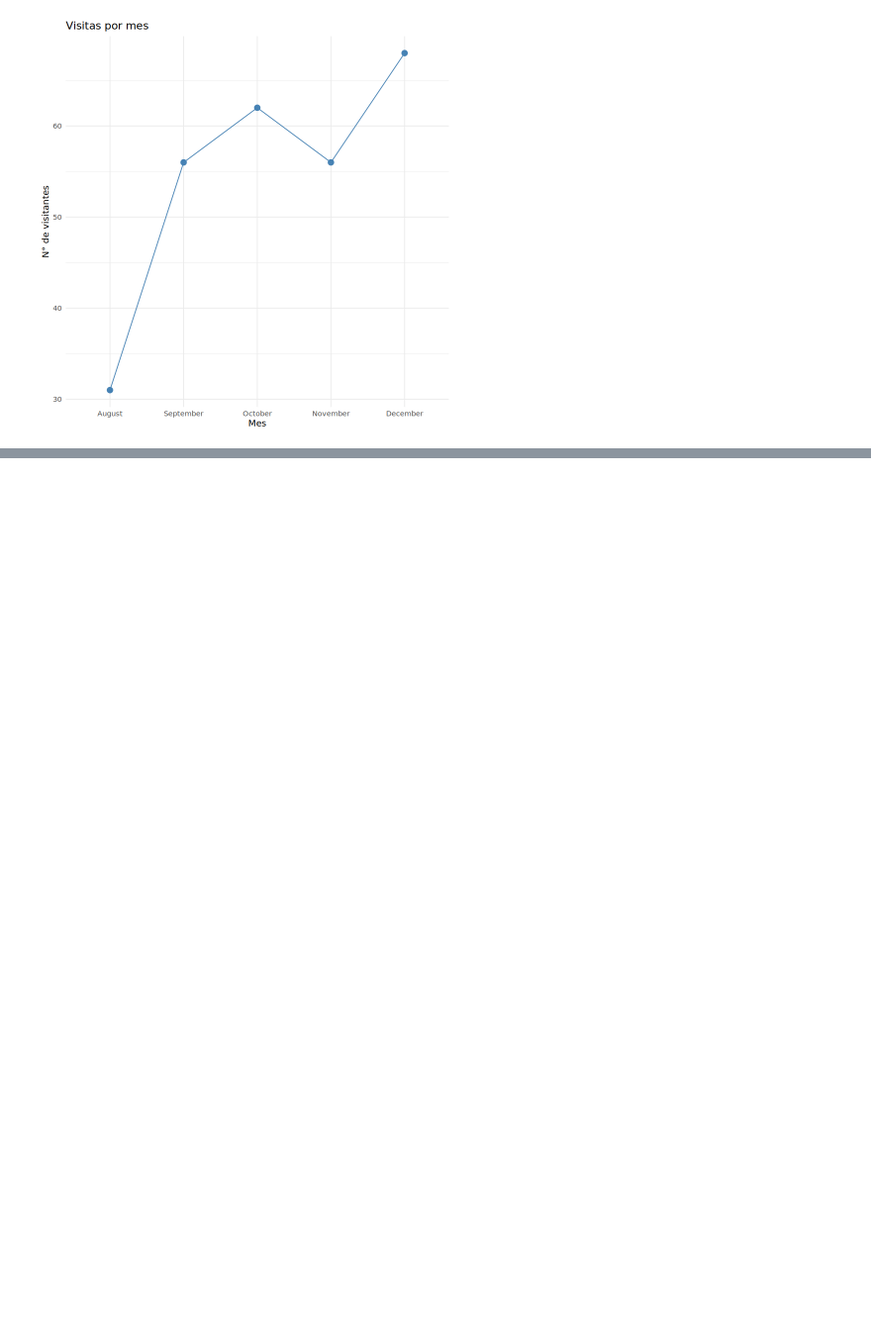
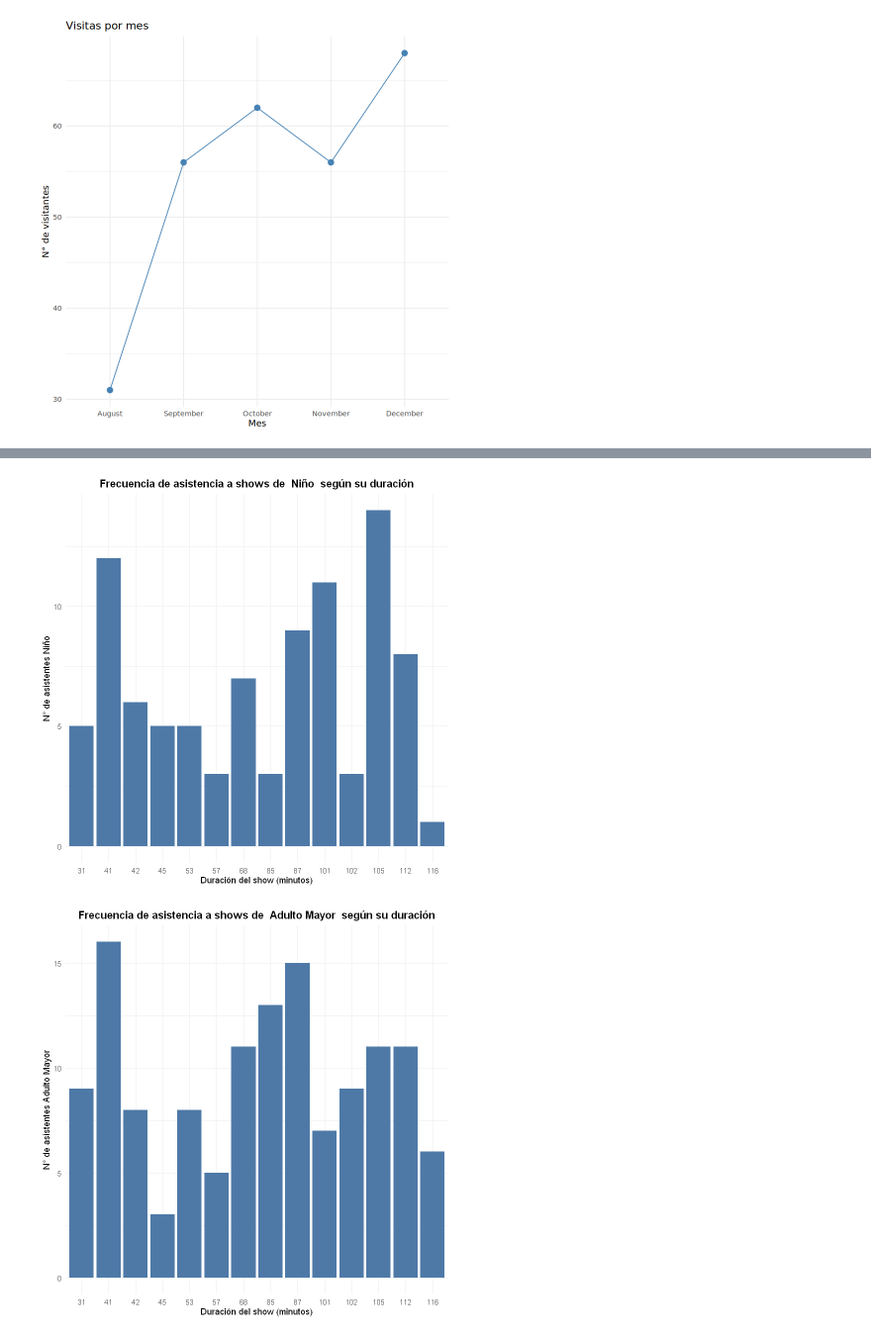
Before and after one commit to Vinbu/Pandas-Zoo-R, a Jupyter notebook: Tarea_3_Taller_Software_DS_Grupo_3.ipynb, the cells around one changed output, grey strips where cells are left out. Shown at 99% size. Cells and saved outputs as stored; diff of their text form; code cells hidden in the pictures; blank space fills up the shorter version.

```diff
--- a/Tarea_3_Taller_Software_DS_Grupo_3.ipynb
+++ b/Tarea_3_Taller_Software_DS_Grupo_3.ipynb
@@ -134,0 +147,35 @@ ggplot(conteo_entradas, aes(x = tipo_ambiente, y = n)) +
+# %%
+
+left_join_entradas_shows <- left_join(entradas_shows_limpio, shows, by = "ID_show")
+left_join_entradas_shows_rango_etario <- left_join(
+  left_join_entradas_shows,
+  select(entradas_limpio, ID_entrada, rango_etario),
+  by = "ID_entrada"
+)
+
+lista_rangos_etarios <- unique(left_join_entradas_shows_rango_etario$rango_etario)
+
+for (rango in lista_rangos_etarios) {
+
+  datos_filtrados <- left_join_entradas_shows_rango_etario %>%
+    filter(rango_etario == rango) %>%
+    filter(duracion != "NULL") %>%
+    mutate(duracion = as.numeric(duracion))
+
+  plot <- ggplot(datos_filtrados, aes(x = reorder(factor(duracion), duracion))) +
+    geom_bar(fill = "#4e79a7") +
+    labs(
+      title = paste("Frecuencia de asistencia a shows de ", rango, " según su duración"),
+      x = "Duración del show (minutos)",
+      y = paste("N° de asistentes", rango)
+    ) +
+    theme_minimal() +
+    theme(
+      plot.title = element_text(hjust = 0.5, face = "bold")
+    )
+
+  print(plot)
+}
+# %% [output]
+[figure, added]
+[figure, added]
```
Also changed, not shown: parts of 12 cells of this notebook.
